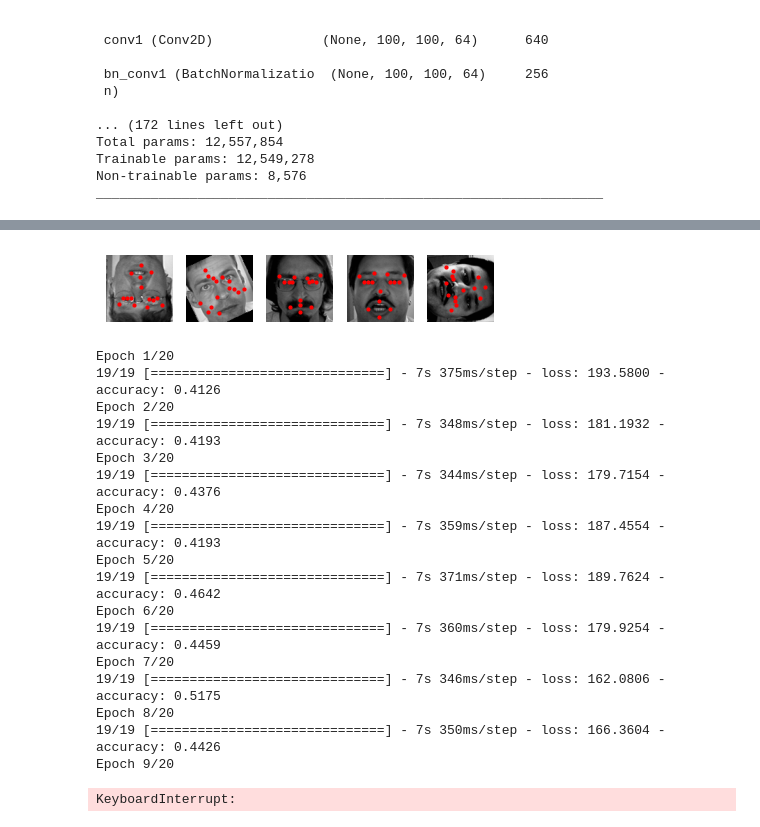
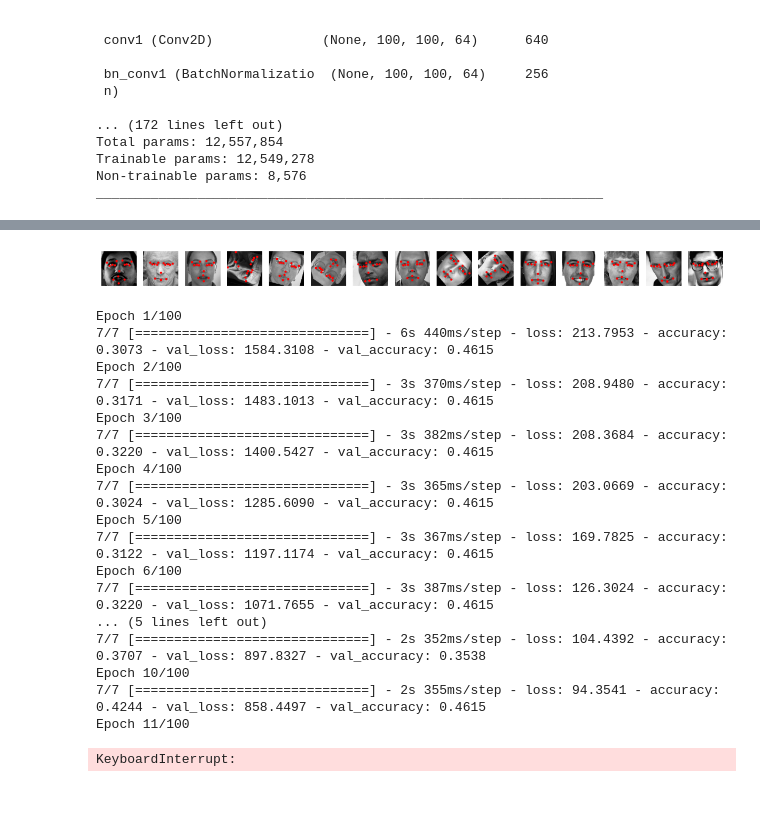
Before and after one commit to RubenBBlazquez/EmotionPredictor, a Jupyter notebook: FacialPointsPredictor.ipynb, the cells around one changed output, grey strips where cells are left out. Drawn from its saved outputs; the diff is of its cells as text; code cells hidden in the pictures; blank space fills up the shorter version.

Commit message:
[] fix minor error in data augmentation when get flipped images

```diff
--- a/FacialPointsPredictor.ipynb
+++ b/FacialPointsPredictor.ipynb
@@ -114,7 +114,7 @@ Trainable params: 12,549,278
 Non-trainable params: 8,576
 _________________________________________________________________
 # %%
-data = pd.read_feather('datasets/augmented_data2.feather').copy()
+data = pd.read_feather('datasets/augmented_data.feather').copy()
 data
 # %% [output]
 |  | left_eye_center_x | left_eye_center_y | right_eye_center_x | right_eye_center_y | left_eye_inner_corner_x | ... |
@@ -133,57 +133,56 @@ data
 # %%
 from matplotlib import pyplot as plt
 
-images = pd.DataFrame(data.loc[4000:5000,'Image'])
-points = data.iloc[4000:5000,:-1]
+images = pd.DataFrame(data.loc[:,'Image'])
+points = data.iloc[:, :-1]
 
 def visualize_images_with_points(n_images: int, dataset, shape, points):
     """Visualize n_images images from the dataset."""
     images = dataset.sample(n_images)
     points = points.loc[images.index]
     images = images.apply(
         lambda x: x.str.split(' ', expand=True).astype(np.float32).to_numpy().reshape(shape), axis=1
     ).values
 
     fig, axes = plt.subplots(1, n_images, figsize=(n_images, 2))
     for i, ax in enumerate(axes):
         ax.imshow(images[i], cmap='gray')
         ax.plot(points.values[i][0::2], points.values[i][1::2], 'ro', markersize=2)
 
         ax.axis('off')
 
     plt.show()
 
-visualize_images_with_points(5, images, (96, 96), points)
+visualize_images_with_points(15, images, (96, 96), points)
 # %% [output]
-[figure, old version]
+[figure, new version]
 # %%
 from sklearn.model_selection import train_test_split
 
-data_in_batches = np.array_split(data, 40)
+data_in_batches = np.array_split(data, 50)
 
 for batch in data_in_batches:
     images = batch['Image'].str.split(' ', expand=True).astype(np.float32).to_numpy().reshape(-1, 96, 96, 1)
-    points = batch.iloc[:, :-1]
+    points = batch.iloc[:, :-1].to_numpy()
 
     train_x, test_x, train_y, test_y = train_test_split(images, points, train_size=0.8)
-
-    model.fit(train_x, train_y, epochs=80, validation_data=(test_x, test_y))
+    model.fit(train_x, train_y, epochs=100, validation_data=(test_x, test_y))
 # %% [output]
-Epoch 1/20
-19/19 [==============================] - 7s 375ms/step - loss: 193.5800 - accuracy: 0.4126
-Epoch 2/20
-19/19 [==============================] - 7s 348ms/step - loss: 181.1932 - accuracy: 0.4193
-Epoch 3/20
-19/19 [==============================] - 7s 344ms/step - loss: 179.7154 - accuracy: 0.4376
-Epoch 4/20
-19/19 [==============================] - 7s 359ms/step - loss: 187.4554 - accuracy: 0.4193
-Epoch 5/20
-19/19 [==============================] - 7s 371ms/step - loss: 189.7624 - accuracy: 0.4642
-Epoch 6/20
-19/19 [==============================] - 7s 360ms/step - loss: 179.9254 - accuracy: 0.4459
-Epoch 7/20
-19/19 [==============================] - 7s 346ms/step - loss: 162.0806 - accuracy: 0.5175
-Epoch 8/20
-19/19 [==============================] - 7s 350ms/step - loss: 166.3604 - accuracy: 0.4426
-Epoch 9/20
+Epoch 1/100
+7/7 [==============================] - 6s 440ms/step - loss: 213.7953 - accuracy: 0.3073 - val_loss: 1584.3108 - val_accuracy: 0.4615
+Epoch 2/100
+7/7 [==============================] - 3s 370ms/step - loss: 208.9480 - accuracy: 0.3171 - val_loss: 1483.1013 - val_accuracy: 0.4615
+Epoch 3/100
+7/7 [==============================] - 3s 382ms/step - loss: 208.3684 - accuracy: 0.3220 - val_loss: 1400.5427 - val_accuracy: 0.4615
+Epoch 4/100
+7/7 [==============================] - 3s 365ms/step - loss: 203.0669 - accuracy: 0.3024 - val_loss: 1285.6090 - val_accuracy: 0.4615
+Epoch 5/100
+7/7 [==============================] - 3s 367ms/step - loss: 169.7825 - accuracy: 0.3122 - val_loss: 1197.1174 - val_accuracy: 0.4615
+Epoch 6/100
+7/7 [==============================] - 3s 387ms/step - loss: 126.3024 - accuracy: 0.3220 - val_loss: 1071.7655 - val_accuracy: 0.4615
+... (5 lines left out)
+7/7 [==============================] - 2s 352ms/step - loss: 104.4392 - accuracy: 0.3707 - val_loss: 897.8327 - val_accuracy: 0.3538
+Epoch 10/100
+7/7 [==============================] - 2s 355ms/step - loss: 94.3541 - accuracy: 0.4244 - val_loss: 858.4497 - val_accuracy: 0.4615
+Epoch 11/100
 KeyboardInterrupt:
```
Also changed, not shown: parts of 1 cell of this notebook, 1 other file.
